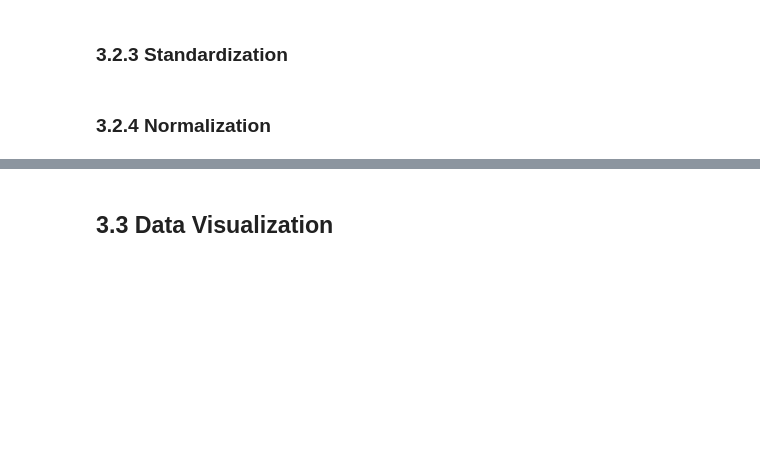
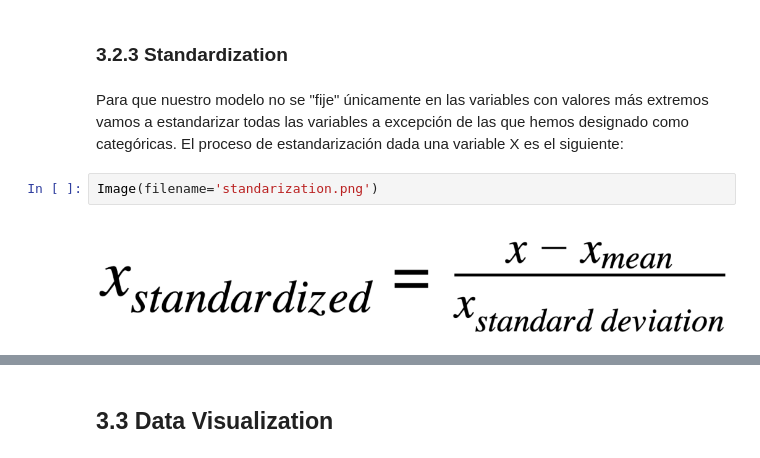
Before and after one commit to 0J0P0/Machine-Learning-Project, a Jupyter notebook: project.ipynb, the cells around one changed output, grey strips where cells are left out. Drawn from its saved outputs; the diff is of its cells as text; blank space fills up the shorter version.

```diff
--- a/project.ipynb
+++ b/project.ipynb
@@ -514,5 +527,9 @@ for column in categorical_columns:
 ### 3.2.2 Encoding
 # %% [markdown]
 ### 3.2.3 Standardization
-# %% [markdown]
-### 3.2.4 Normalization
+# %% [markdown]
+Para que nuestro modelo no se "fije" únicamente en las variables con valores más extremos vamos a estandarizar todas las variables a excepción de las que hemos designado como categóricas. El proceso de estandarización dada una variable X es el siguiente:
+# %%
+Image(filename='standarization.png')
+# %% [output]
+[figure, added]
```
Also changed, not shown: parts of 19 cells of this notebook, 2 other files.
